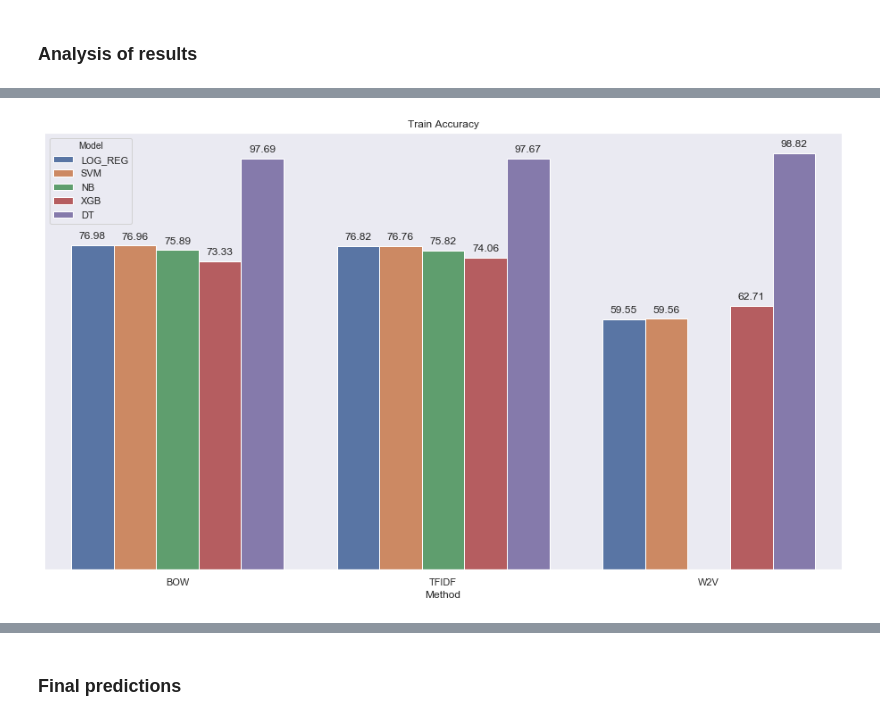
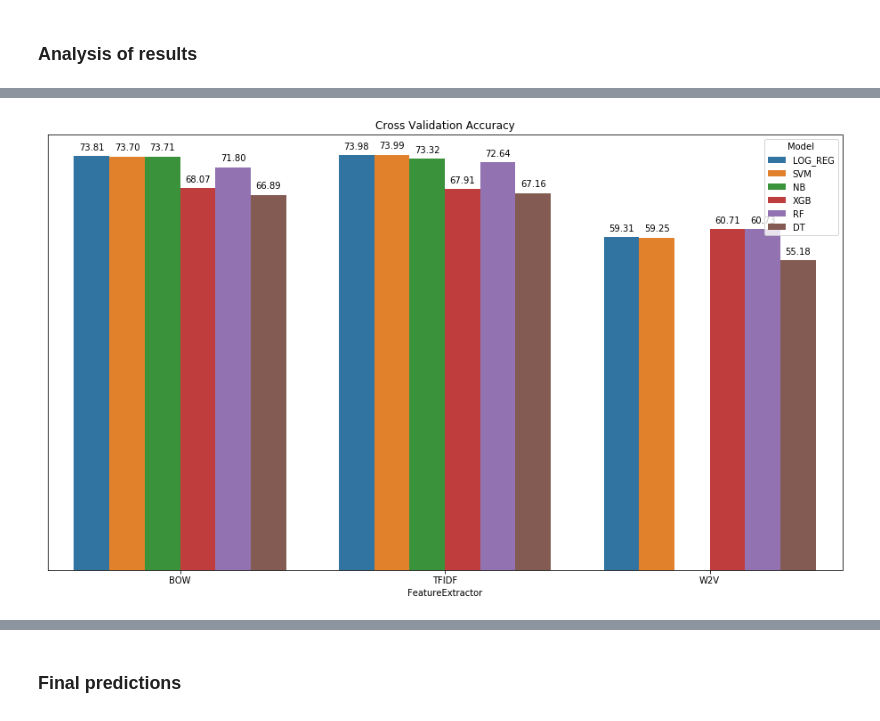
Before and after one commit to shahbaz272/TwitterSentimentAnalysis, a Jupyter notebook: Code/Twitter Sentiment Analysis Final.ipynb, the cells around one changed output, grey strips where cells are left out. Cells and saved outputs as stored; diff of their text form; code cells hidden in the pictures.

Commit message:
Improvements to code
1. Cleaning code for train test split
2. Added RandomForest classifier to comparision
3. Changed Methods to Feature Extractors

```diff
--- a/Code/Twitter Sentiment Analysis Final.ipynb
+++ b/Code/Twitter Sentiment Analysis Final.ipynb
@@ -504,11 +514,9 @@ kf = KFold(n_splits=3,shuffle=True,random_state=RS)
 # %%
 bow_vectorizer = CountVectorizer(ngram_range=(1,1),max_features=3000)
-bow_tr = bow_vectorizer.fit_transform(data['processed_tweet'])
+bow_tr = bow_vectorizer.fit(data['processed_tweet'])
-# %%
-X_train_bow, X_test_bow, y_train, y_test = train_test_split(bow_tr,
-                                                    data['sentiment'],
-                                                    test_size=0.2,
-                                                    random_state=RS)
+# %%
+X_train_bow = bow_tr.transform(X_train)
+X_test_bow = bow_tr.transform(X_test)
 # %%
 bow_models = train_and_cv_models(X_train_bow,y_train,nfolds=3,random_state=RS)
 # %% [output]
@@ -755,6 +681,6 @@ extract_results_from_models('W2V',word2vec_models,actual=y_test,test=X_test_w2v)
 # %% [markdown]
 ### Analysis of results
 # %%
-results = extract_results_from_models('BOW',bow_models,y_test,X_test_bow). \
-append(extract_results_from_models('TFIDF',tfidif_models,y_test,X_test_tfidf)). \
-append(extract_results_from_models('W2V',word2vec_models,actual=y_test,test=X_test_w2v)).reset_index(drop=True)
+results = extract_results_from_models('BOW',bow_models). \
+append(extract_results_from_models('TFIDF',tfidif_models)). \
+append(extract_results_from_models('W2V',word2vec_models)).reset_index(drop=True)
@@ -761,4 +710,4 @@ append(extract_results_from_models('W2V',word2vec_models,actual=y_test,test=X_te
 # %%
-plot_model_metric(results,'TrainAcc','Train Accuracy')
+plot_model_metric(results,'CVAccMean','Cross Validation Accuracy')
 # %% [output]
-[figure, old version]
+[figure, new version]
```
Also changed, not shown: parts of 44 cells of this notebook, 2 other files.
